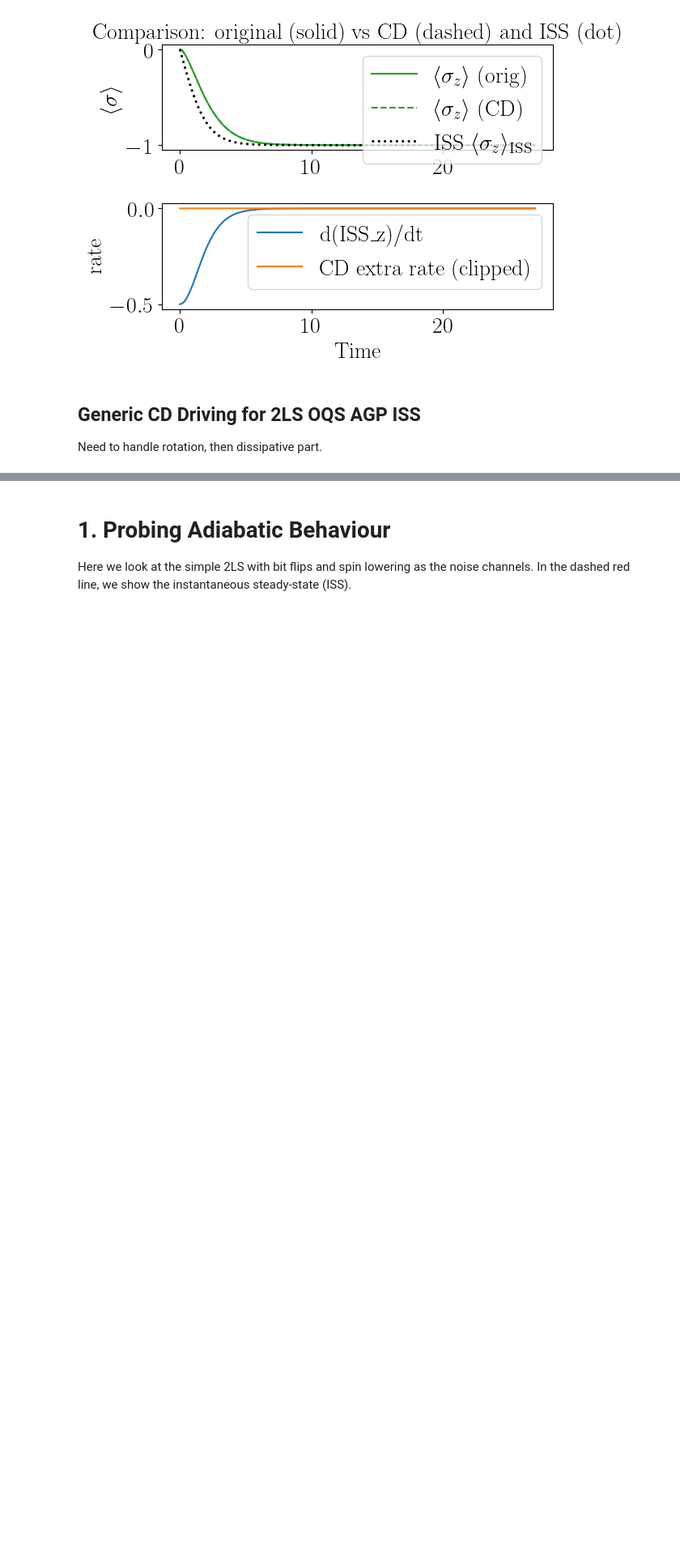
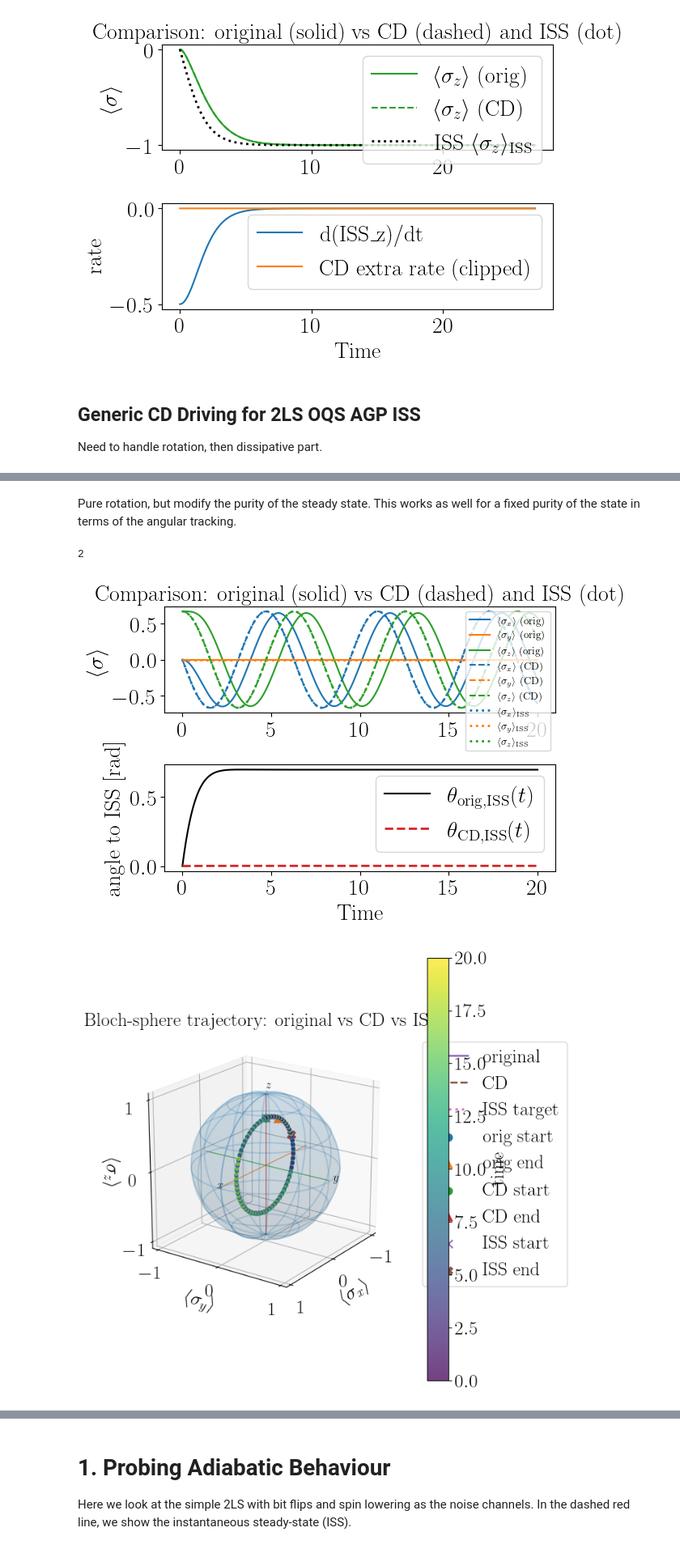
Before and after one commit to jwalkling/Driven_OQS, a Jupyter notebook: src_code/notebooks/2LS Lindblad.ipynb, the cells around one changed output, grey strips where cells are left out. Shown at 81% size. Saved outputs shown, nothing was run; the diff lists cells and outputs as text; code cells hidden in the pictures; blank space fills up the shorter version.

```diff
--- a/src_code/notebooks/2LS Lindblad.ipynb
+++ b/src_code/notebooks/2LS Lindblad.ipynb
@@ -1091,0 +1120,17 @@ LindbladISSCD(
+# %% [markdown]
+Pure rotation, but modify the purity of the steady state. This works as well for a fixed purity of the state in terms of the angular tracking.
+# %%
+tmax=20.0
+LindbladISSCD(
+    tmax=tmax,
+    H_of_t=lambda t: 0.0*Pauli.sx,
+    jumps_of_t=lambda t: [Jump((np.cos(t)*Pauli.sx+np.sin(t)*Pauli.sz)+1.j*Pauli.sy, 0.5), Jump((np.cos(t)*Pauli.sx+np.sin(t)*Pauli.sz)-1.j*Pauli.sy, 0.1)],
+    nsteps=201,
+    do_plot=True,
+    apply_cd=True,
+    blochball=True,
+)
+# %% [output]
+2
+[figure, added]
+[figure, added]
```
Also changed, not shown: parts of 22 cells of this notebook.
